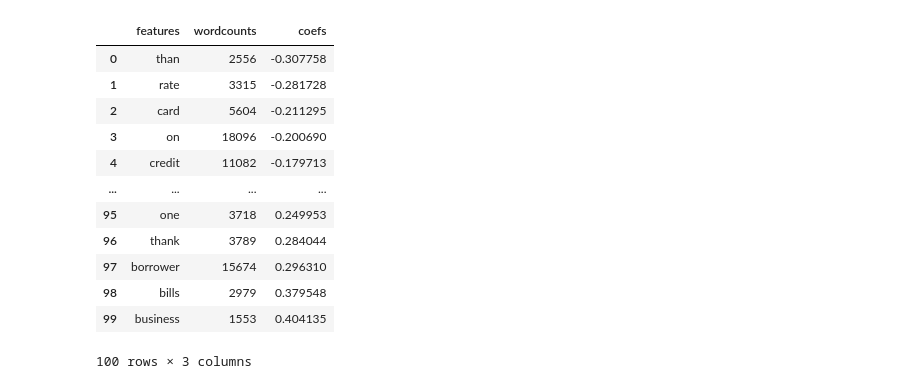
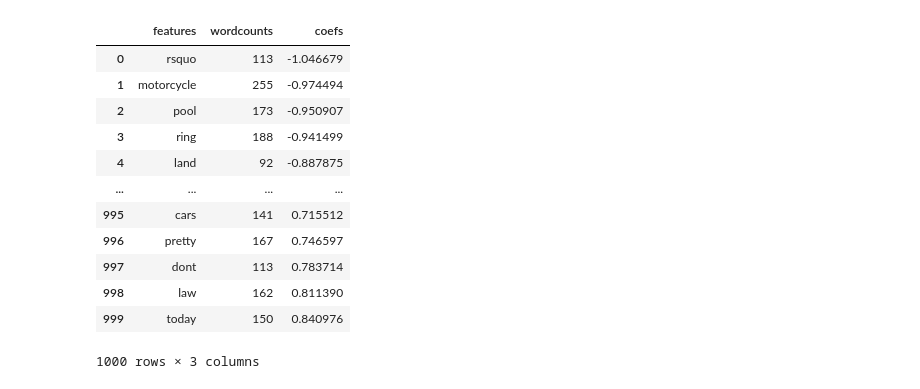
Before and after one commit to lemmingy/My_pipelines, a Jupyter notebook: lightgbm.ipynb, the cells around one changed output. Cells and saved outputs as stored; diff of their text form; code cells hidden in the pictures.

```diff
--- a/lightgbm.ipynb
+++ b/lightgbm.ipynb
@@ -229,44 +228,46 @@ mean score is 0.5733239174856861
 # テキストの重要堂やカウントを整理する
 class text_check_insight():
     def __init__(self, col):
         self.col = col
         self.regression =False
         self.seed = 1
 
     def create_words_summary(self, clf, x):
         output_df = pd.DataFrame()
         output_df["features"] = self.vectorizer_.get_feature_names()
         output_df["wordcounts"] = (np.array(x.sum(axis=0)).flatten())
         output_df["coefs"] = clf.coef_.flatten()
         return output_df.sort_values(by="coefs").reset_index(drop=True)
 
     def __call__(self, input_df, y):
         x = input_df[self.col].fillna("nan")
-        self.vectorizer_ = CountVectorizer(max_features=100)
+        self.vectorizer_ = CountVectorizer(max_features=1000)
         x = self.vectorizer_.fit_transform(x)
         self.binerizer_ = Binarizer()
         x = self.binerizer_.fit_transform(x)
 
         if self.regression:
             clf = ElasticNet(random_state=self.seed)
         else:
             clf = LogisticRegression(penalty='elasticnet',solver='saga',random_state=self.seed, max_iter=10000, C=1.0, l1_ratio=0.5, class_weight='balanced')
         clf.fit(x, y)
         return self.create_words_summary(clf, x)
 
+
 test = text_check_insight("desc")
-test(X_train, y_train)
+df_word_summary = test(X_train, y_train)
+df_word_summary
 # %% [output]
 |  | features | wordcounts | coefs |
-| 0 | than | 2556 | -0.307758 |
-| 1 | rate | 3315 | -0.281728 |
-| 2 | card | 5604 | -0.211295 |
-| 3 | on | 18096 | -0.200690 |
-| 4 | credit | 11082 | -0.179713 |
+| 0 | rsquo | 113 | -1.046679 |
+| 1 | motorcycle | 255 | -0.974494 |
+| 2 | pool | 173 | -0.950907 |
+| 3 | ring | 188 | -0.941499 |
+| 4 | land | 92 | -0.887875 |
 | ... | ... | ... | ... |
-| 95 | one | 3718 | 0.249953 |
-| 96 | thank | 3789 | 0.284044 |
-| 97 | borrower | 15674 | 0.296310 |
-| 98 | bills | 2979 | 0.379548 |
-| 99 | business | 1553 | 0.404135 |
+| 995 | cars | 141 | 0.715512 |
+| 996 | pretty | 167 | 0.746597 |
+| 997 | dont | 113 | 0.783714 |
+| 998 | law | 162 | 0.811390 |
+| 999 | today | 150 | 0.840976 |
-100 rows × 3 columns
+1000 rows × 3 columns
```
Also changed, not shown: parts of 6 cells of this notebook, 2 other files.
